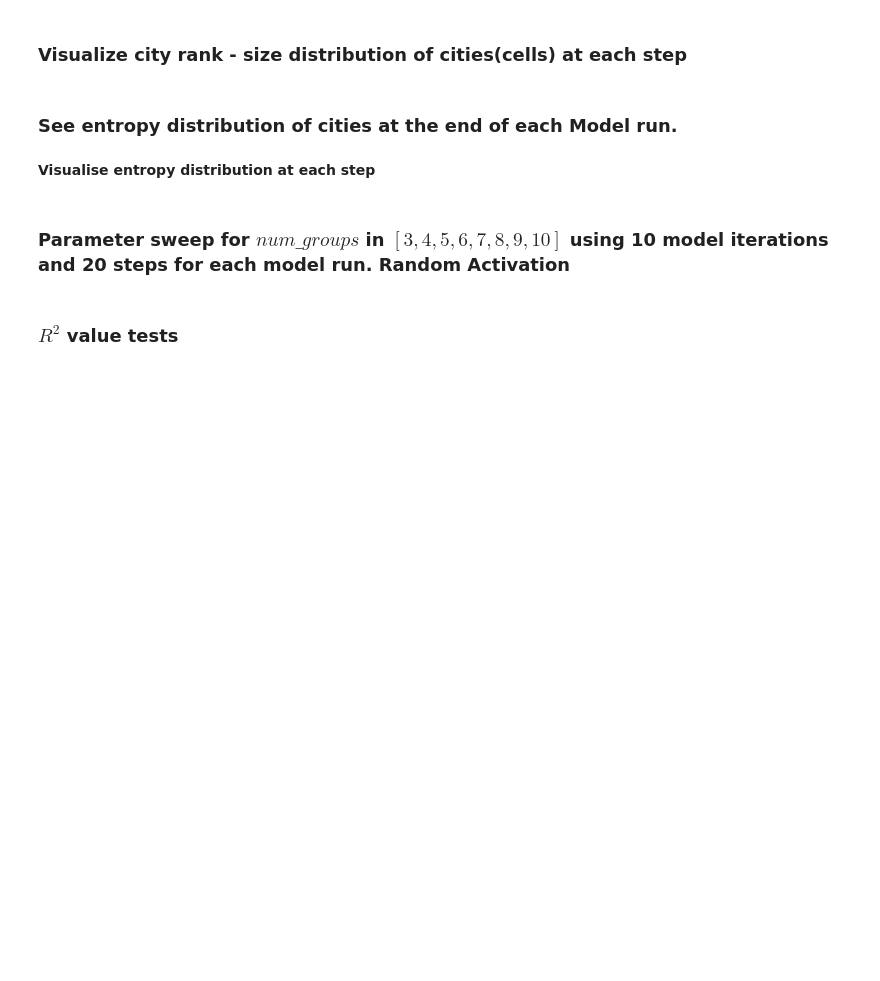
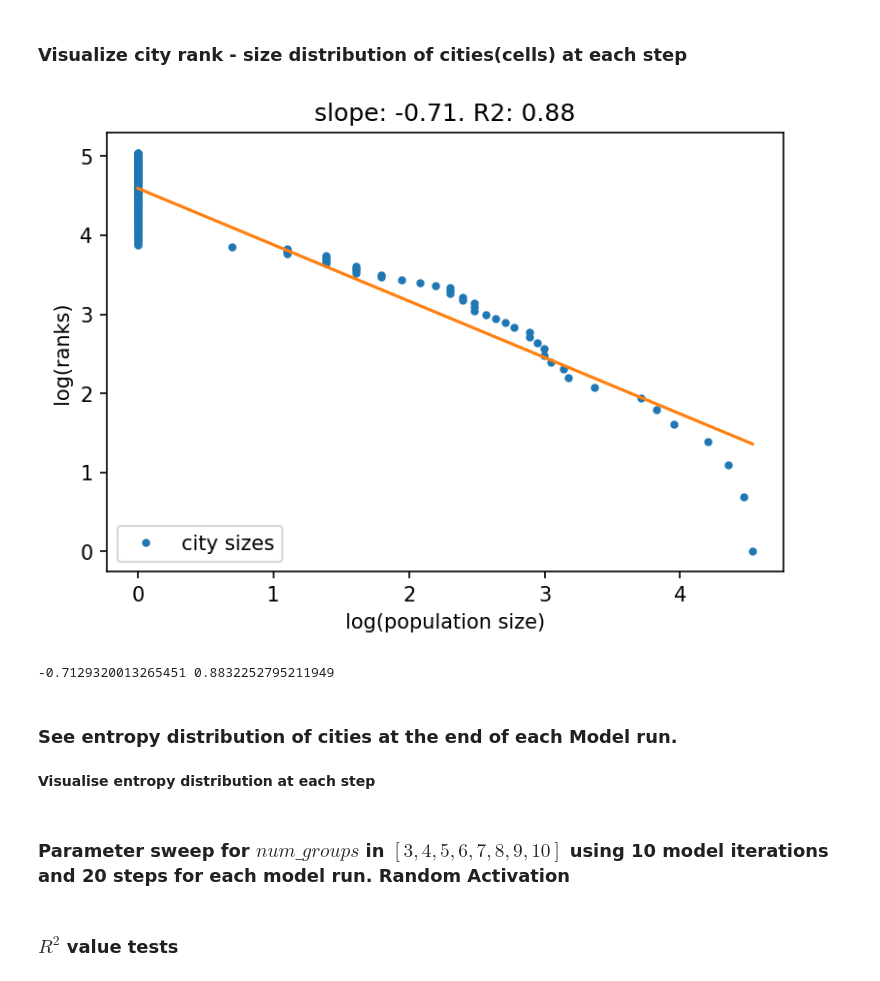
Before and after one commit to kamleshsahoo/CityFormation-ABM, a Jupyter notebook: EvolutionaryCity.ipynb, the cells around one changed output. Saved outputs shown, nothing was run; the diff lists cells and outputs as text; code cells hidden in the pictures; blank space fills up the shorter version.

```diff
--- a/EvolutionaryCity.ipynb
+++ b/EvolutionaryCity.ipynb
@@ -532,37 +199,40 @@ city_evolution["Utility"].plot(xlabel="steps", ylabel="utility",title="Model Uti
 # %%
 for i in range(STEPS):
     ranklist = city_evolution.iloc[i]["Ranks"]
+    clear_output(wait=True)
     n = len(ranklist)
     ranks = range(1, n+1)                        # y-axis: log(the ranks)
     pops = [pops for (coords, pops) in ranklist] # x-axis: log(the poplution size)
     ## Remove 0's to avoid log(0)
     if 0 in pops:
         idx = pops.index(0)
         pops = pops[:idx]
         ranks = ranks[:idx]
     else:
         idx = len(pops)-1
         pops = pops[:idx]
         ranks = ranks[:idx]
     ## regression interval
     x = np.linspace(np.log(pops[idx-1]),np.log(pops[0]),3)
     ## regression
     slope, intercept, r_value, p_value, std_err = st.linregress(np.log(np.array(pops)), np.log(np.array(ranks)))
     ## 'scatter' plot and regression line
     fig = plt.figure(dpi=150)
     plt.plot(np.log(pops), np.log(ranks), '.',label='city sizes')
     plt.plot(x,slope*x+intercept)
     ## plot specifics
-    plt.title('slope: {}. R2: {}'.format(slope,r_value**2))
+    plt.title('slope: {}. R2: {}'.format(round(slope,2),round(r_value**2,2)))
     plt.xlabel('log(population size)')
     plt.ylabel('log(ranks)')
     plt.legend(loc='lower left')
     plt.show()
 
     time.sleep(0.1)
-    clear_output(wait=True)
 
 print(slope,r_value**2)
+# %% [output]
+[figure, added]
+-0.7129320013265451 0.8832252795211949
 # %% [markdown]
 ### See entropy distribution of cities at the end of each Model run.
 # %% [markdown]
```
Also changed, not shown: parts of 30 cells of this notebook, 5 other files.
